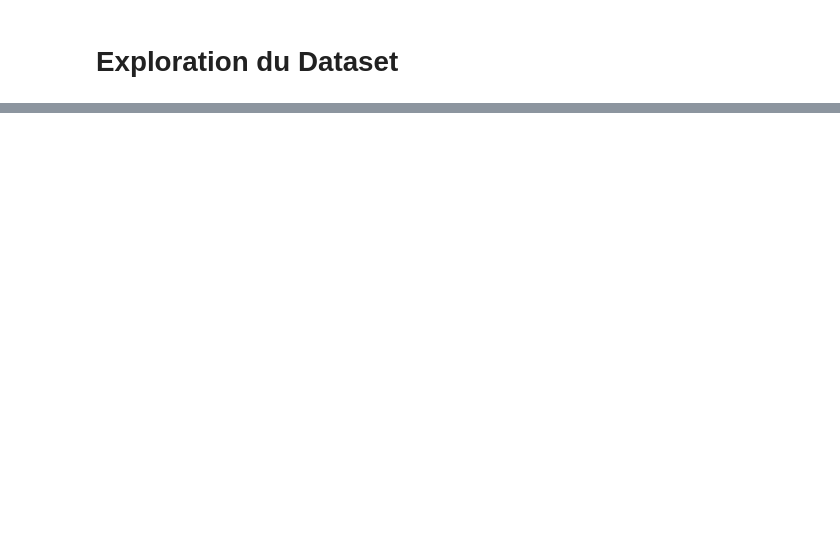
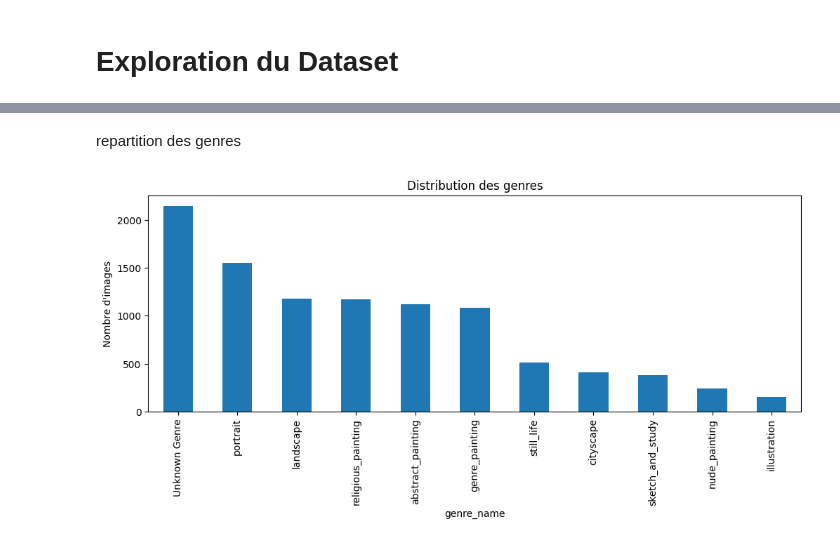
Before and after one commit to julietteabalain-cloud/Reconnaissance-de-mouvement-artistique, a Jupyter notebook: notebooks/1_RV-DL_exploration.ipynb, the cells around one changed output, grey strips where cells are left out. Drawn from its saved outputs; the diff is of its cells as text; code cells hidden in the pictures; blank space fills up the shorter version.

```diff
--- a/notebooks/1_RV-DL_exploration.ipynb
+++ b/notebooks/1_RV-DL_exploration.ipynb
@@ -87,0 +53,11 @@ df.head(10)
+# %% [markdown]
+repartition des genres
+# %%
+df["genre_name"].value_counts().head(10)
+plt.figure(figsize=(12,4))
+df["genre_name"].value_counts().plot.bar()
+plt.title("Distribution des genres")
+plt.ylabel("Nombre d'images")
+plt.show()
+# %% [output]
+[figure, added]
```
Also changed, not shown: parts of 32 cells of this notebook, 2 other files.
